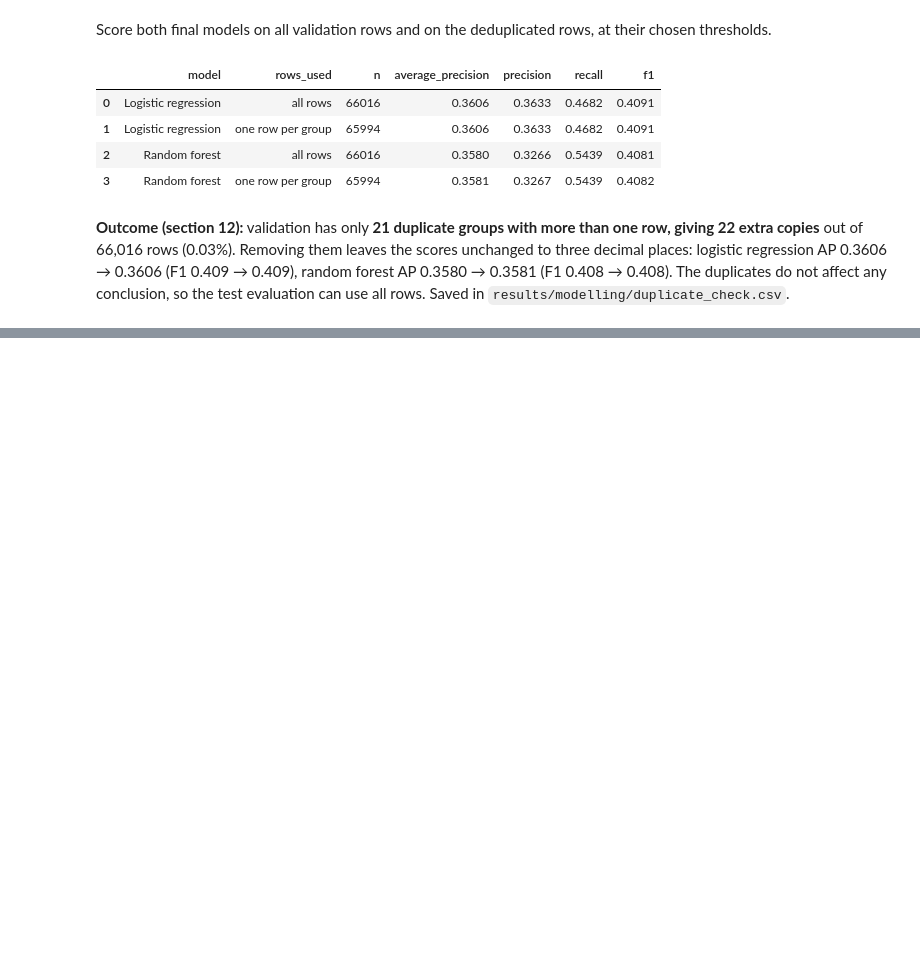
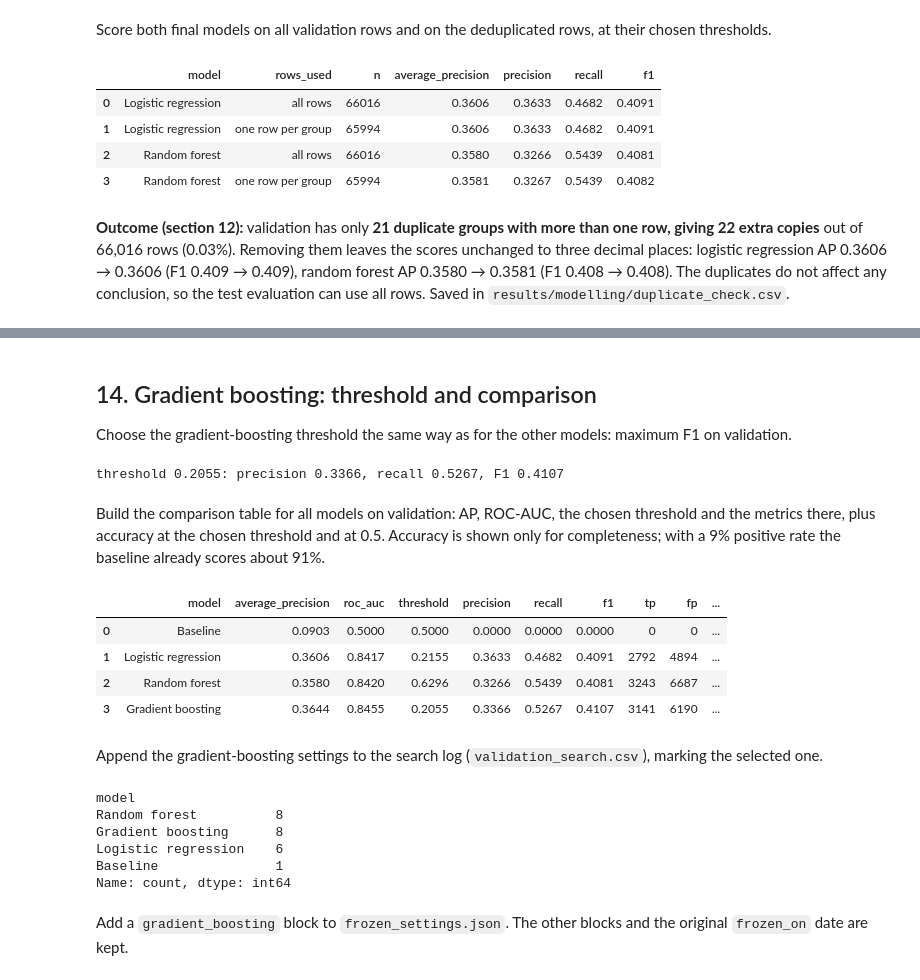
Before and after one commit to aakhalil21/DSAI5101-Project, a Jupyter notebook: notebooks/04_modelling.ipynb, the cells around one changed output, grey strips where cells are left out. Saved outputs shown, nothing was run; the diff lists cells and outputs as text; code cells hidden in the pictures; blank space fills up the shorter version.

```diff
--- a/notebooks/04_modelling.ipynb
+++ b/notebooks/04_modelling.ipynb
@@ -847,0 +940,53 @@ duplicate_check.round(4)
+# %% [markdown]
+## 14. Gradient boosting: threshold and comparison
+
+Choose the gradient-boosting threshold the same way as for the other models: maximum F1 on validation.
+# %%
+gb_threshold = best_f1_threshold(y_valid, gb_proba)
+gb_at_threshold = metrics_at_threshold(y_valid, gb_proba, gb_threshold)
+print(f"threshold {gb_threshold:.4f}: precision {gb_at_threshold['precision']:.4f}, "
+      f"recall {gb_at_threshold['recall']:.4f}, F1 {gb_at_threshold['f1']:.4f}")
+# %% [output]
+threshold 0.2055: precision 0.3366, recall 0.5267, F1 0.4107
+# %% [markdown]
+Build the comparison table for all models on validation: AP, ROC-AUC, the chosen threshold and the metrics there, plus accuracy at the chosen threshold and at 0.5. Accuracy is shown only for completeness; with a 9% positive rate the baseline already scores about 91%.
+# %%
+models_val = {"Baseline": (baseline.predict_proba(X_valid)[:, 1], 0.5),
+              "Logistic regression": (final["Logistic regression"][1], thresholds["Logistic regression"]),
+              "Random forest": (final["Random forest"][1], thresholds["Random forest"]),
+              "Gradient boosting": (gb_proba, gb_threshold)}
+comp_rows = []
+for label, (proba, thr) in models_val.items():
+    m = metrics_at_threshold(y_valid, proba, thr)
+    m05 = metrics_at_threshold(y_valid, proba, 0.5)
+    n = len(y_valid)
+    comp_rows.append({"model": label, **m,
+                      "accuracy_at_threshold": (m["tp"] + m["tn"]) / n,
+                      "accuracy_at_0.5": (m05["tp"] + m05["tn"]) / n})
+three_models = pd.DataFrame(comp_rows)
+three_models.to_csv(RESULTS_DIR / "validation_metrics_three_models.csv", index=False)
+three_models.round(4)
+# %% [output]
+|  | model | average_precision | roc_auc | threshold | precision | recall | f1 | tp | fp | ... |
+| 0 | Baseline | 0.0903 | 0.5000 | 0.5000 | 0.0000 | 0.0000 | 0.0000 | 0 | 0 | ... |
+| 1 | Logistic regression | 0.3606 | 0.8417 | 0.2155 | 0.3633 | 0.4682 | 0.4091 | 2792 | 4894 | ... |
+| 2 | Random forest | 0.3580 | 0.8420 | 0.6296 | 0.3266 | 0.5439 | 0.4081 | 3243 | 6687 | ... |
+| 3 | Gradient boosting | 0.3644 | 0.8455 | 0.2055 | 0.3366 | 0.5267 | 0.4107 | 3141 | 6190 | ... |
+# %% [markdown]
+Append the gradient-boosting settings to the search log (`validation_search.csv`), marking the selected one.
+# %%
+search_log = pd.read_csv(RESULTS_DIR / "validation_search.csv")
+search_log = search_log[search_log["model"] != "Gradient boosting"]
+gb_log = gb_table.assign(selected=gb_table["setting"] == best_gb["setting"])
+search_log = pd.concat([search_log, gb_log], ignore_index=True)
+search_log.to_csv(RESULTS_DIR / "validation_search.csv", index=False)
+search_log["model"].value_counts()
+# %% [output]
+model
+Random forest          8
+Gradient boosting      8
+Logistic regression    6
+Baseline               1
+Name: count, dtype: int64
+# %% [markdown]
+Add a `gradient_boosting` block to `frozen_settings.json`. The other blocks and the original `frozen_on` date are kept.
```
Also changed, not shown: parts of 35 cells of this notebook, 6 other files.
